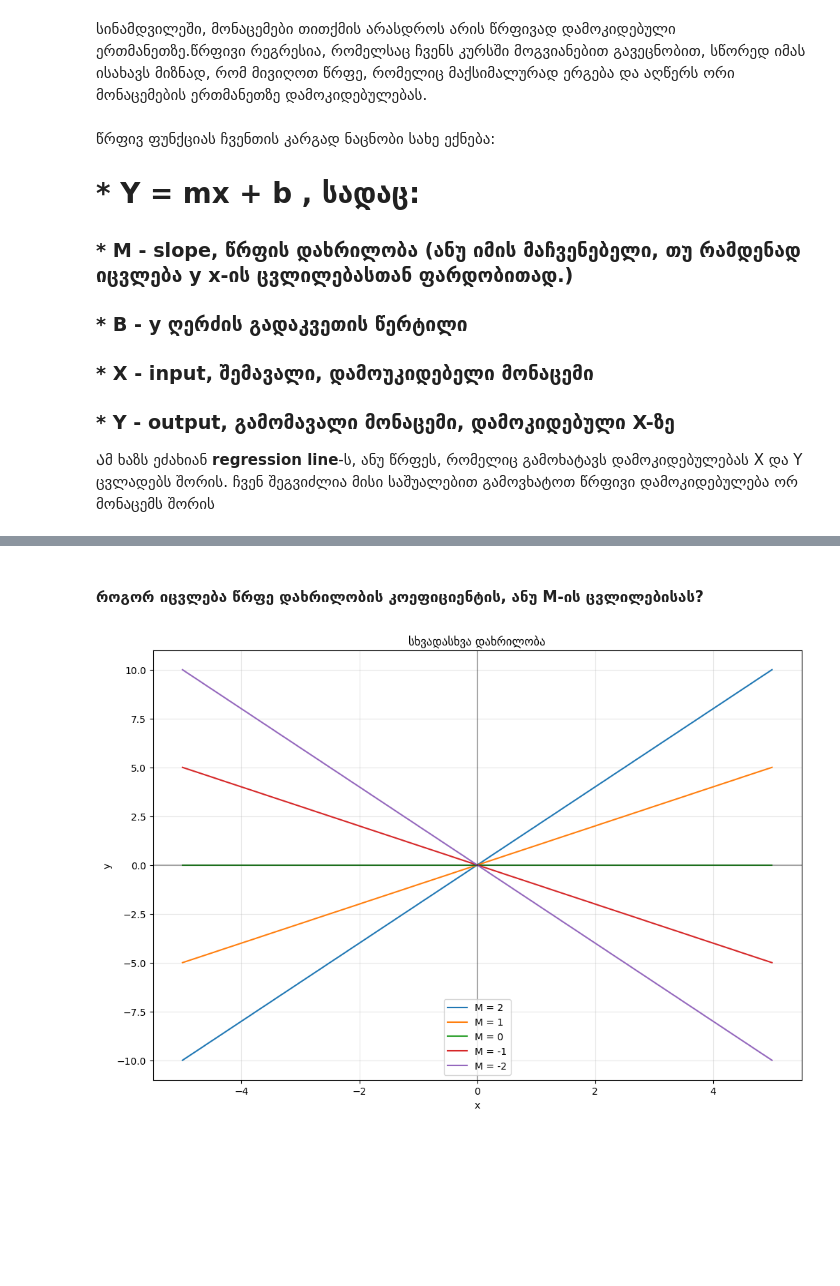
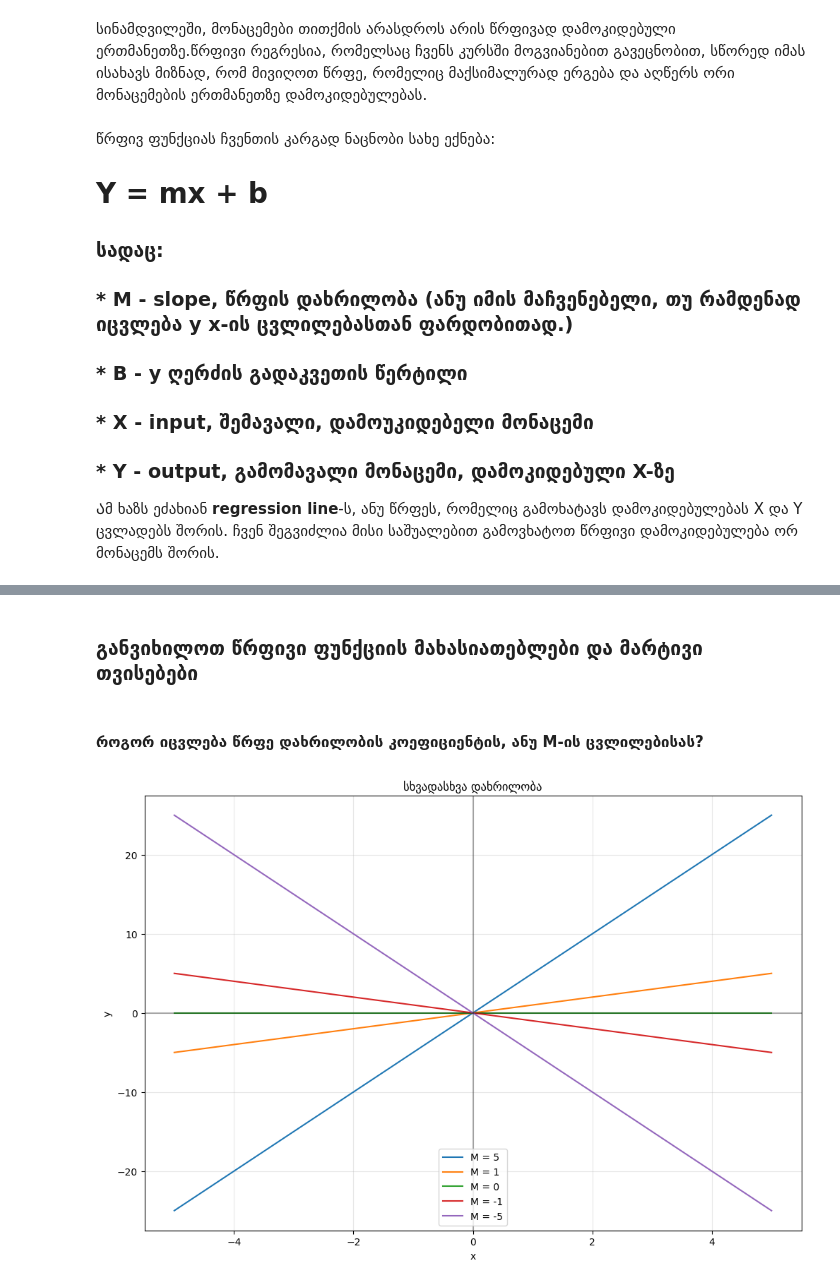
Before and after one commit to nkvin22/AI-Course, a Jupyter notebook: lec05_Linear_Function.ipynb, the cells around one changed output, grey strips where cells are left out. Drawn from its saved outputs; the diff is of its cells as text; code cells hidden in the pictures; blank space fills up the shorter version.

```diff
--- a/lec05_Linear_Function.ipynb
+++ b/lec05_Linear_Function.ipynb
@@ -128,19 +128,21 @@ interactive(children=(FloatSlider(value=0.5, description='კორელაც
 # %% [markdown]
 წრფივ ფუნქციას ჩვენთის კარგად ნაცნობი სახე ექნება:
 
-# * Y = mx + b , სადაც:
+# Y = mx + b
+
+### სადაც:
 
 ### * M - slope, წრფის დახრილობა (ანუ იმის მაჩვენებელი, თუ რამდენად იცვლება y x-ის ცვლილებასთან ფარდობითად.)
 
-### * B - y ღერძის გადაკვეთის წერტილი
+### *  B - y ღერძის გადაკვეთის წერტილი
 
-### * X - input, შემავალი, დამოუკიდებელი მონაცემი
+### *  X - input, შემავალი, დამოუკიდებელი მონაცემი
 
-### * Y - output, გამომავალი მონაცემი, დამოკიდებული X-ზე
+### *  Y - output, გამომავალი მონაცემი, დამოკიდებული X-ზე
 
 
 
-Ამ ხაზს ეძახიან **regression line**-ს, ანუ წრფეს, რომელიც გამოხატავს დამოკიდებულებას X და Y ცვლადებს შორის. ჩვენ შეგვიძლია მისი საშუალებით გამოვხატოთ წრფივი დამოკიდებულება ორ მონაცემს შორის
+Ამ ხაზს ეძახიან **regression line**-ს, ანუ წრფეს, რომელიც გამოხატავს დამოკიდებულებას X და Y ცვლადებს შორის. ჩვენ შეგვიძლია მისი საშუალებით გამოვხატოთ წრფივი დამოკიდებულება ორ მონაცემს შორის.
 # %%
 import numpy as np
 import matplotlib.pyplot as plt
@@ -204,32 +206,34 @@ display(interactive_plot, out)
 # %% [output]
 interactive(children=(FloatSlider(value=200.0, description='Slope:', max=400.0, step=1.0), FloatSlider(value=0…
 [interactive output not drawn]
+# %% [markdown]
+### განვიხილოთ წრფივი ფუნქციის მახასიათებლები და მარტივი თვისებები
 # %% [markdown]
 #### როგორ იცვლება წრფე დახრილობის კოეფიციენტის, ანუ M-ის ცვლილებისას?
 # %%
 def demonstrate_slopes():
     x = np.linspace(-5, 5, 100)
 
     plt.figure(figsize=(12, 8))
 
     # Different slopes
-    slopes = [2, 1, 0, -1, -2]
+    slopes = [5, 1, 0, -1, -5]
     for m in slopes:
         y = m*x
         plt.plot(x, y, label=f'M = {m}')
 
     plt.grid(True, alpha=0.3)
     plt.axhline(y=0, color='k', linestyle='-', alpha=0.3)
     plt.axvline(x=0, color='k', linestyle='-', alpha=0.3)
     plt.xlabel('x')
     plt.ylabel('y')
     plt.title('სხვადასხვა დახრილობა')
     plt.legend()
     plt.show()
 
 demonstrate_slopes()
 # %% [output]
-[figure, old version]
+[figure, new version]
 # %% [markdown]
 მიღებული გრაფიკიდან ჩვენ შეგვიძლია დავინახოთ, რომ:
 
```
Also changed, not shown: parts of 8 cells of this notebook.
